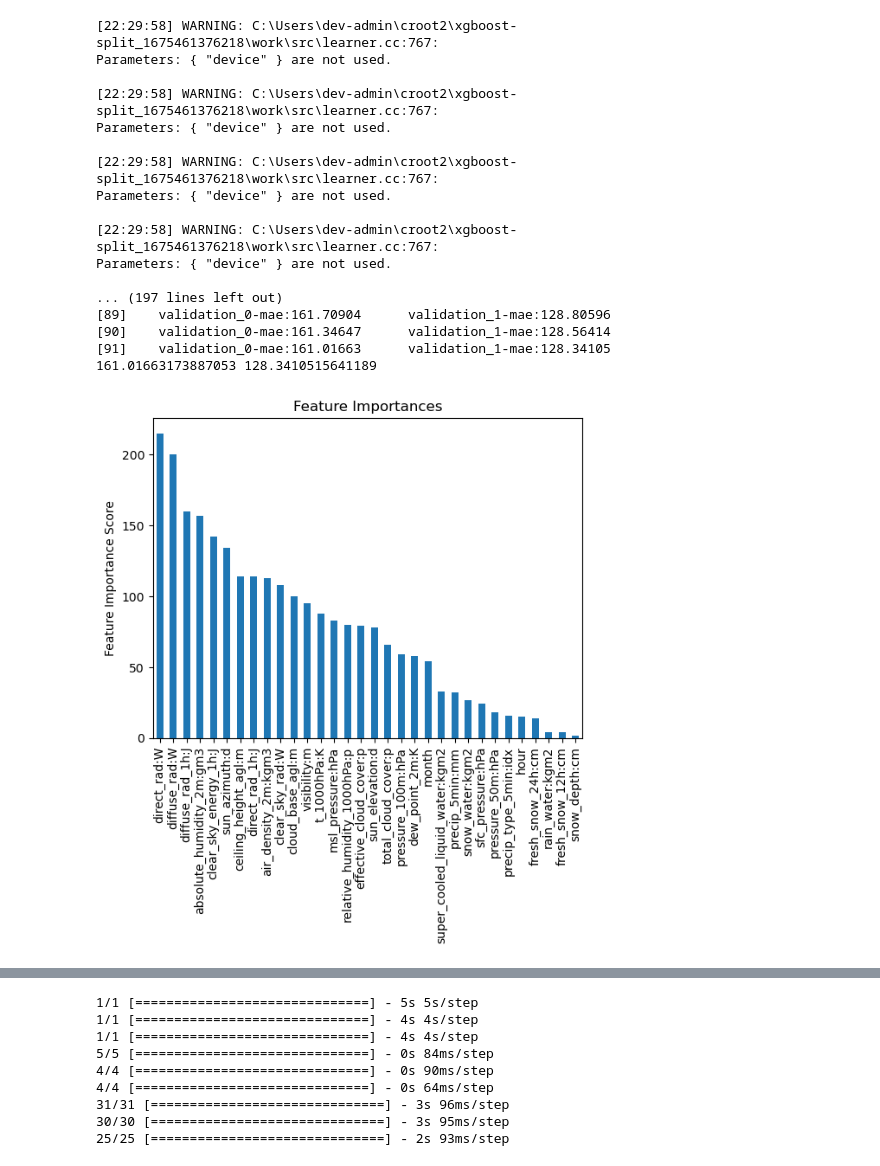
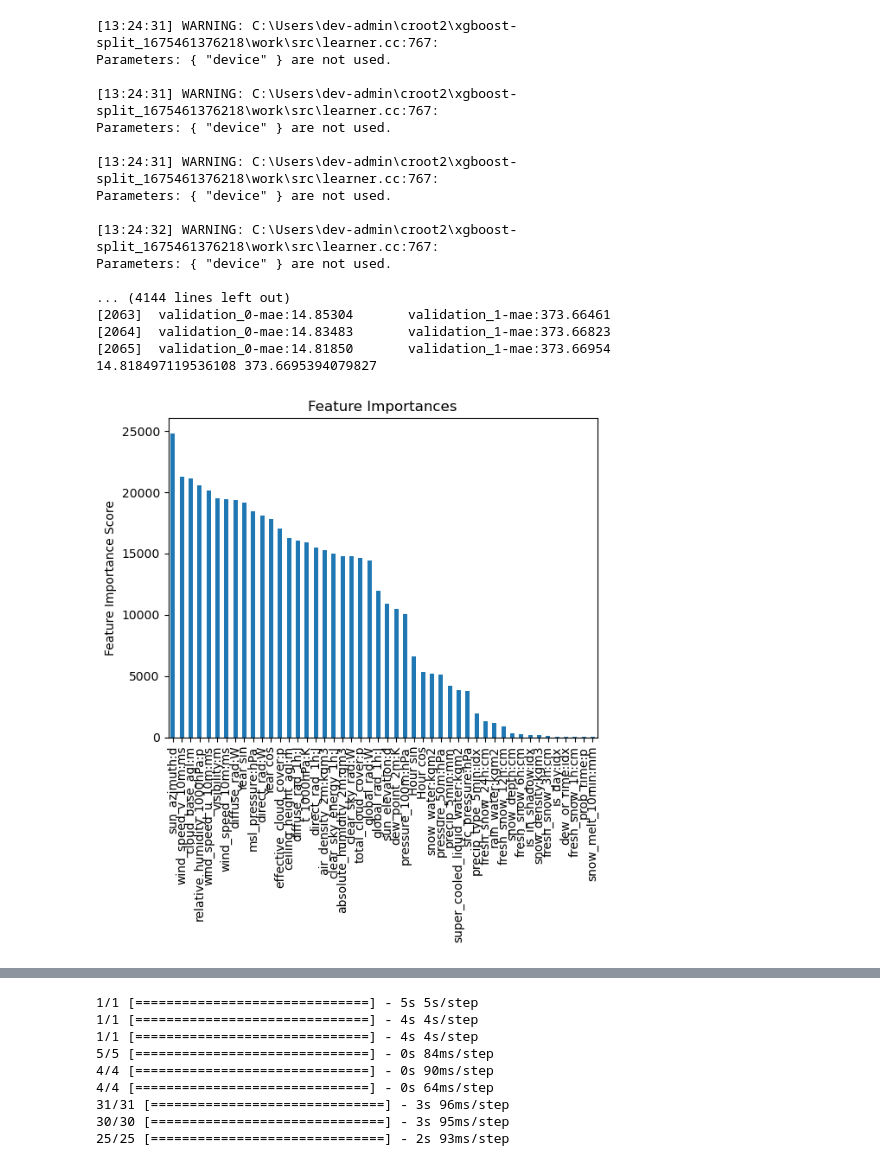
Before and after one commit to MartinSkatvedt/TDT4173-Machine-Learning, a Jupyter notebook: read_files.ipynb, the cells around one changed output, grey strips where cells are left out. Saved outputs shown, nothing was run; the diff lists cells and outputs as text; code cells hidden in the pictures.

```diff
--- a/read_files.ipynb
+++ b/read_files.ipynb
@@ -408,66 +398,55 @@ gc.collect()
 # %%
 model_a = xgb.XGBRegressor(
  device='cuda',
- learning_rate =0.2,
- n_estimators=500,
- max_depth=5,
- min_child_weight=1,
- gamma=0.0,
- subsample=0.8,
- colsample_bytree=0.8,
+ learning_rate =0.05,
+ n_estimators=2065,
+ max_depth=10,
+ min_child_weight=6,
+ gamma=0.2,
+ subsample=0.9,
+ colsample_bytree=0.65,
  nthread=4,
  seed=42,
  eval_metric= 'mae',
  scale_pos_weight=1,
  booster='gbtree',
+ reg_alpha = 10,
+ reg_lambda=150,
 )
-
-
-#model_a = xgb.XGBRegressor(
-# device='cuda',
-# learning_rate =0.05,
-# n_estimators=208,
-# max_depth=7,
-# min_child_weight=6,
-# gamma=0.0,
-# subsample=0.75,
-# colsample_bytree=0.85,
-# nthread=4,
-# seed=42,
-# eval_metric= 'mae',
-# scale_pos_weight=1,
-# booster='gbtree',
-# reg_alpha=99
-#)
-#147.11169339319093 164.9524087949787 -> combination
-#177.78683230658893 142.8104573672486 -> normalized
-#161.01663173887053 128.3410515641189
-
-
 
 #base: 111.09641204863941 124.56255801196808
 #65.99057396142592 125.93691245063847 n=738
 #131.64369181722458 122.00666540716254 n=208
+
+
+#base: 105.33756293468628 383.8196609452916 n = 152
+#17.5695410377437 384.28811429850225 -First iterartion n=187
+# after tuning 16.355338298122554 383.00759136113936 n=500 eta=0.2
+#14.818497119536108 373.6695394079827 eta=0.05 n = 2065
+
+
+
+
 modelfit(model_a, train_data_a, train_a_y, val_data_a, val_a_y, useTrainCV = True)
 # %% [output]
-[22:29:58] WARNING: C:\Users\dev-admin\croot2\xgboost-split_1675461376218\work\src\learner.cc:767:
+[13:24:31] WARNING: C:\Users\dev-admin\croot2\xgboost-split_1675461376218\work\src\learner.cc:767:
 Parameters: { "device" } are not used.
 
-[22:29:58] WARNING: C:\Users\dev-admin\croot2\xgboost-split_1675461376218\work\src\learner.cc:767:
+[13:24:31] WARNING: C:\Users\dev-admin\croot2\xgboost-split_1675461376218\work\src\learner.cc:767:
 Parameters: { "device" } are not used.
 
-[22:29:58] WARNING: C:\Users\dev-admin\croot2\xgboost-split_1675461376218\work\src\learner.cc:767:
+[13:24:31] WARNING: C:\Users\dev-admin\croot2\xgboost-split_1675461376218\work\src\learner.cc:767:
 Parameters: { "device" } are not used.
 
-[22:29:58] WARNING: C:\Users\dev-admin\croot2\xgboost-split_1675461376218\work\src\learner.cc:767:
+[13:24:32] WARNING: C:\Users\dev-admin\croot2\xgboost-split_1675461376218\work\src\learner.cc:767:
 Parameters: { "device" } are not used.
 
-... (197 lines left out)
-[89]    validation_0-mae:161.70904      validation_1-mae:128.80596
-[90]    validation_0-mae:161.34647      validation_1-mae:128.56414
-[91]    validation_0-mae:161.01663      validation_1-mae:128.34105
-161.01663173887053 128.3410515641189
+... (4144 lines left out)
+[2063]  validation_0-mae:14.85304       validation_1-mae:373.66461
+[2064]  validation_0-mae:14.83483       validation_1-mae:373.66823
+[2065]  validation_0-mae:14.81850       validation_1-mae:373.66954
+14.818497119536108 373.6695394079827
-[figure, old version]
+[figure, new version]
 # %%
 model_b = xgb.XGBRegressor(
  device='cuda',
```
Also changed, not shown: parts of 14 cells of this notebook, 1 other file.
